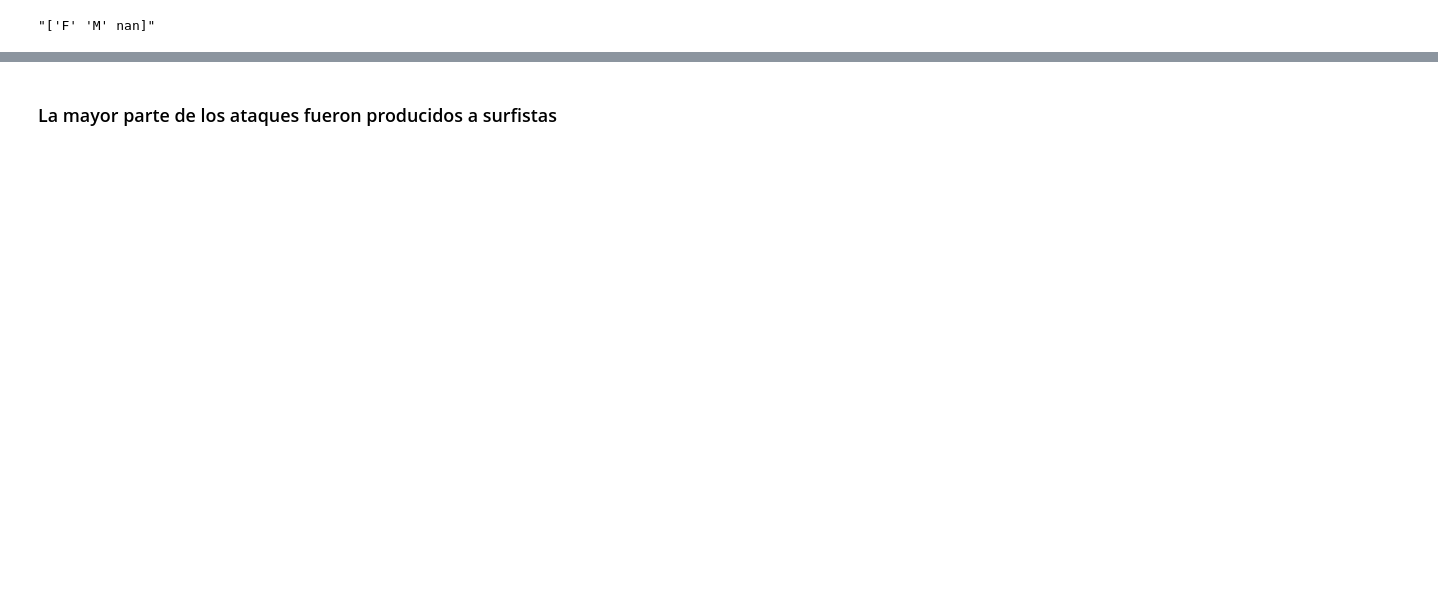
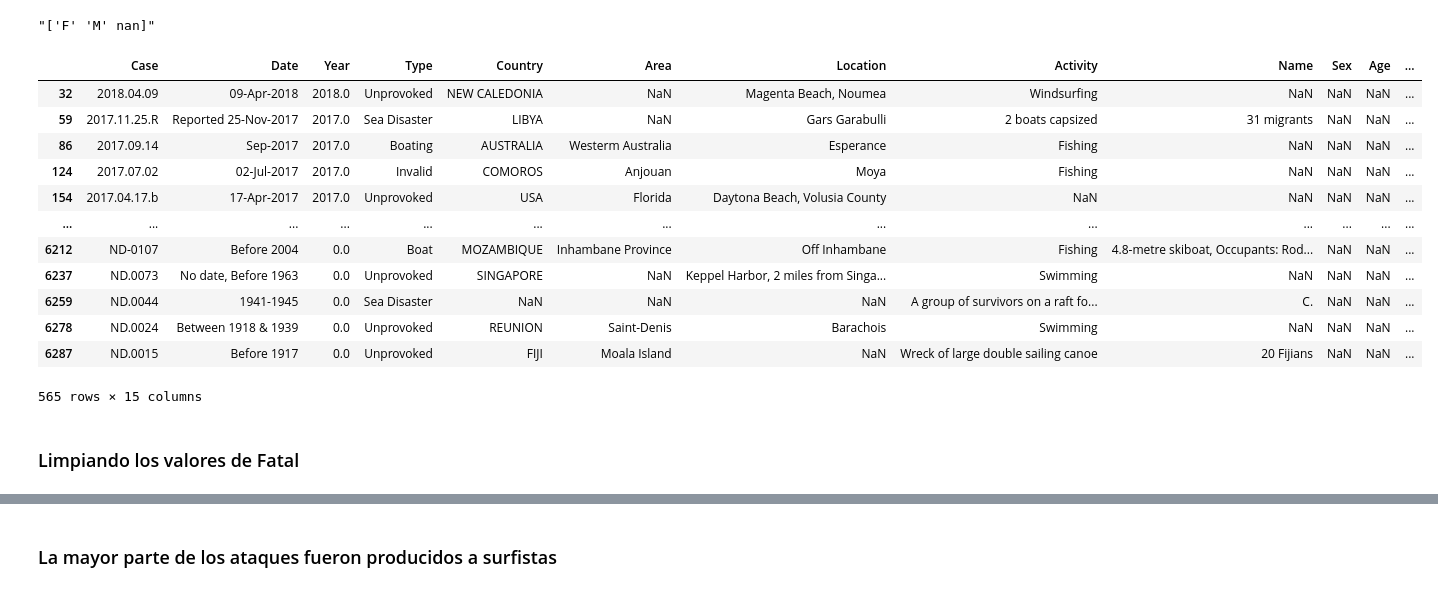
Before and after one commit to silviaherf/data-cleaning-pandas, a Jupyter notebook: Sharks_analysis.ipynb, the cells around one changed output, grey strips where cells are left out. Cells and saved outputs as stored; diff of their text form; code cells hidden in the pictures; blank space fills up the shorter version.

```diff
--- a/Sharks_analysis.ipynb
+++ b/Sharks_analysis.ipynb
@@ -270,3 +270,21 @@ genero=str(df_clean['Sex'].unique())
 genero
 # %% [output]
 "['F' 'M' nan]"
+# %%
+df_clean.loc[df['Sex'].isnull()==True]
+# %% [output]
+|  | Case | Date | Year | Type | Country | Area | Location | Activity | Name | Sex | Age | ... |
+| 32 | 2018.04.09 | 09-Apr-2018 | 2018.0 | Unprovoked | NEW CALEDONIA | NaN | Magenta Beach, Noumea | Windsurfing | NaN | NaN | NaN | ... |
+| 59 | 2017.11.25.R | Reported 25-Nov-2017 | 2017.0 | Sea Disaster | LIBYA | NaN | Gars Garabulli | 2 boats capsized | 31 migrants | NaN | NaN | ... |
+| 86 | 2017.09.14 | Sep-2017 | 2017.0 | Boating | AUSTRALIA | Westerm Australia | Esperance | Fishing | NaN | NaN | NaN | ... |
+| 124 | 2017.07.02 | 02-Jul-2017 | 2017.0 | Invalid | COMOROS | Anjouan | Moya | Fishing | NaN | NaN | NaN | ... |
+| 154 | 2017.04.17.b | 17-Apr-2017 | 2017.0 | Unprovoked | USA | Florida | Daytona Beach, Volusia County | NaN | NaN | NaN | NaN | ... |
+| ... | ... | ... | ... | ... | ... | ... | ... | ... | ... | ... | ... | ... |
+| 6212 | ND-0107 | Before 2004 | 0.0 | Boat | MOZAMBIQUE | Inhambane Province | Off Inhambane | Fishing | 4.8-metre skiboat, Occupants: Rod... | NaN | NaN | ... |
+| 6237 | ND.0073 | No date, Before 1963 | 0.0 | Unprovoked | SINGAPORE | NaN | Keppel Harbor, 2 miles from Singa... | Swimming | NaN | NaN | NaN | ... |
+| 6259 | ND.0044 | 1941-1945 | 0.0 | Sea Disaster | NaN | NaN | NaN | A group of survivors on a raft fo... | C. | NaN | NaN | ... |
+| 6278 | ND.0024 | Between 1918 & 1939 | 0.0 | Unprovoked | REUNION | Saint-Denis | Barachois | Swimming | NaN | NaN | NaN | ... |
+| 6287 | ND.0015 | Before 1917 | 0.0 | Unprovoked | FIJI | Moala Island | NaN | Wreck of large double sailing canoe | 20 Fijians | NaN | NaN | ... |
+565 rows × 15 columns
+# %% [markdown]
+### Limpiando los valores de Fatal
```
Also changed, not shown: parts of 28 cells of this notebook, 1 other file.
